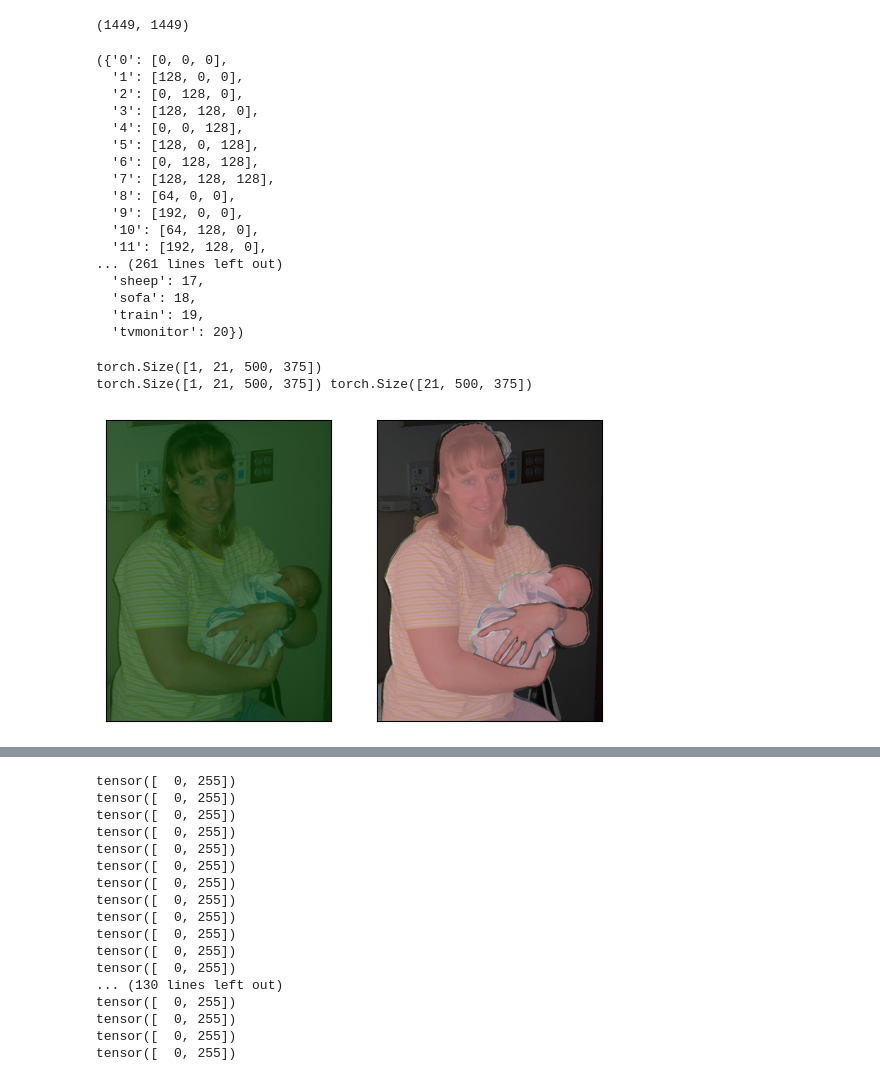
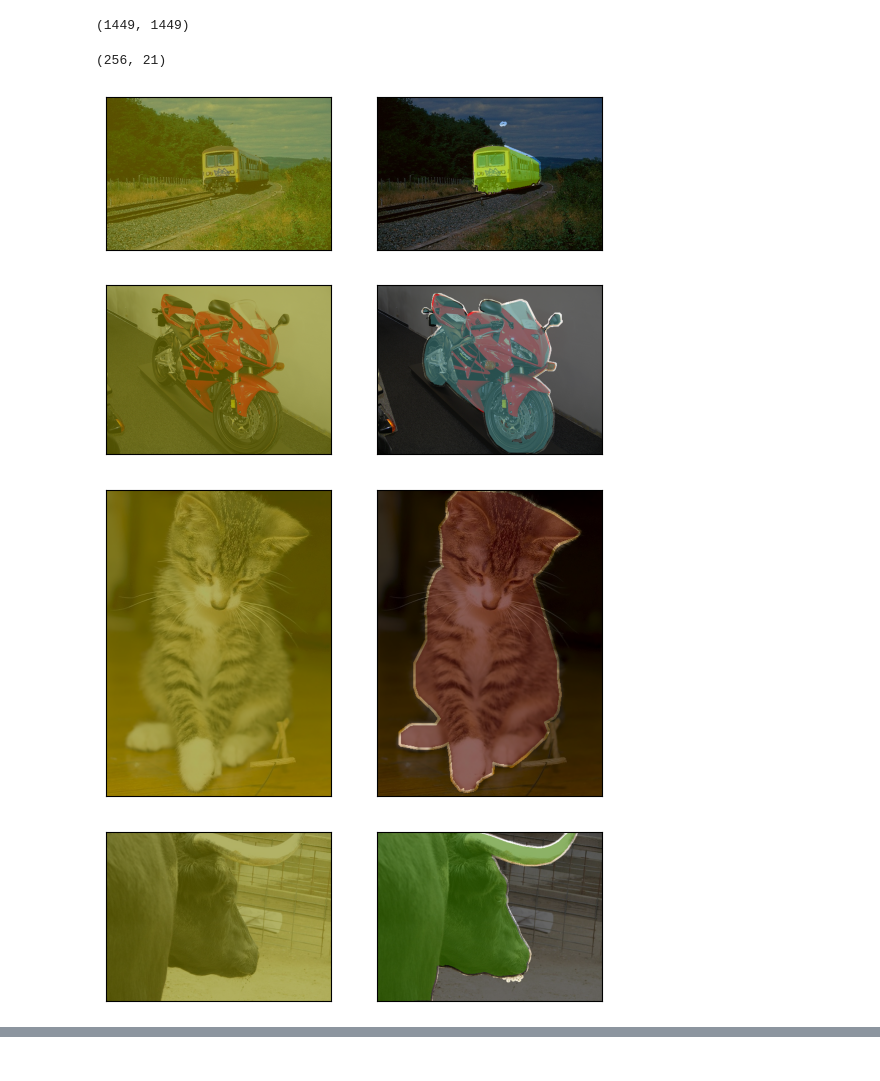
Before and after one commit to ylfbx329/semantic_segmentation, a Jupyter notebook: fcn.ipynb, the cells around one changed output, grey strips where cells are left out. Cells and saved outputs as stored; diff of their text form; code cells hidden in the pictures.

```diff
--- a/fcn.ipynb
+++ b/fcn.ipynb
@@ -119,7 +21,7 @@ def show(imgs):
     fig, axs = plt.subplots(ncols=len(imgs), squeeze=False)
     for i, img in enumerate(imgs):
         img = img.detach()
-        img = ttf.to_pil_image(img)
+        img = F.to_pil_image(img)
         axs[0, i].imshow(np.asarray(img))
         axs[0, i].set(xticklabels=[], yticklabels=[], xticks=[], yticks=[])
 # %%
@@ -141,58 +43,36 @@ with open(color_json_path, "r", encoding="utf-8") as f:
 class_json_path = str(Path(root) / "ImageSets/Segmentation/pascal_voc_classes.json")
 with open(class_json_path, "r", encoding="utf-8") as f:
     class_dict = json.load(f)
-color_dict, class_dict
+len(color_dict), len(class_dict)
 # %% [output]
-({'0': [0, 0, 0],
-  '1': [128, 0, 0],
-  '2': [0, 128, 0],
-  '3': [128, 128, 0],
-  '4': [0, 0, 128],
-  '5': [128, 0, 128],
-  '6': [0, 128, 128],
-  '7': [128, 128, 128],
-  '8': [64, 0, 0],
-  '9': [192, 0, 0],
-  '10': [64, 128, 0],
-  '11': [192, 128, 0],
-... (261 lines left out)
-  'sheep': 17,
-  'sofa': 18,
-  'train': 19,
-  'tvmonitor': 20})
+(256, 21)
 # %%
-from torchvision.models.segmentation import FCN_ResNet50_Weights
-
 # 预训练时的类别，被保存在预训练权重weight里
 sem_class_to_idx = {cls: idx for (idx, cls) in enumerate(FCN_ResNet50_Weights.DEFAULT.meta["categories"])}
 num_classes = len(sem_class_to_idx)
 
-model = Module()
+model = models.FCN()
 # %%
-from torchvision.utils import draw_segmentation_masks
-
-simple_num = 1  # 预测样本数量，通过切片实现
+simple_num = 5  # 预测样本数量，通过切片实现
 
 for i in range(simple_num):
     img = image_list[i]
-    img_float = ttf.convert_image_dtype(img).unsqueeze(0)
+    img_float = F.convert_image_dtype(img).unsqueeze(0)
     # 对21种类别做了判断，所以有dim=1的长度为21
     out_img = model(img_float)
     # 对每个像素的预测结果维度归一化
     normalized_masks = out_img.softmax(dim=1)
-    print(normalized_masks.size())
     out_masks = normalized_masks.argmax(1) == torch.arange(num_classes)[:, None, None, None]
     out_masks = out_masks.swapaxes(0, 1)
     target_mask = target_list[i][0] == torch.arange(num_classes)[:, None, None]
-    # target_mask = target_mask.swapaxes(0, 1)
-    print(out_masks.size(), target_mask.size())
     out_masks = torch.cat([out_masks, target_mask.unsqueeze(0)], dim=0)
     img_with_masks = [
         draw_segmentation_masks(img, masks=mask, alpha=.6, colors=[tuple(value) for value in color_dict.values()])
         for mask in out_masks
     ]
     show(img_with_masks)
 # %% [output]
-torch.Size([1, 21, 500, 375])
-torch.Size([1, 21, 500, 375]) torch.Size([21, 500, 375])
-[figure, old version]
+[figure, new version]
+[figure, added]
+[figure, added]
+[figure, added]
@@ -256,27 +97,6 @@ train_loader = DataLoader(dataset=train_data,
 val_loader = DataLoader(dataset=val_data,
                         batch_size=batch_size,
                         shuffle=True)
-# %%
-for batch_idx, (data, target) in enumerate(train_loader):
-    print(torch.unique(target))
-# %% [output]
-tensor([  0, 255])
-tensor([  0, 255])
-tensor([  0, 255])
-tensor([  0, 255])
-tensor([  0, 255])
-tensor([  0, 255])
-tensor([  0, 255])
-tensor([  0, 255])
-tensor([  0, 255])
-tensor([  0, 255])
-tensor([  0, 255])
-tensor([  0, 255])
-... (130 lines left out)
-tensor([  0, 255])
-tensor([  0, 255])
-tensor([  0, 255])
-tensor([  0, 255])
 # %%
 # 运行主训练循环
 model.train()
```
Also changed, not shown: parts of 7 cells of this notebook, 10 other files.
